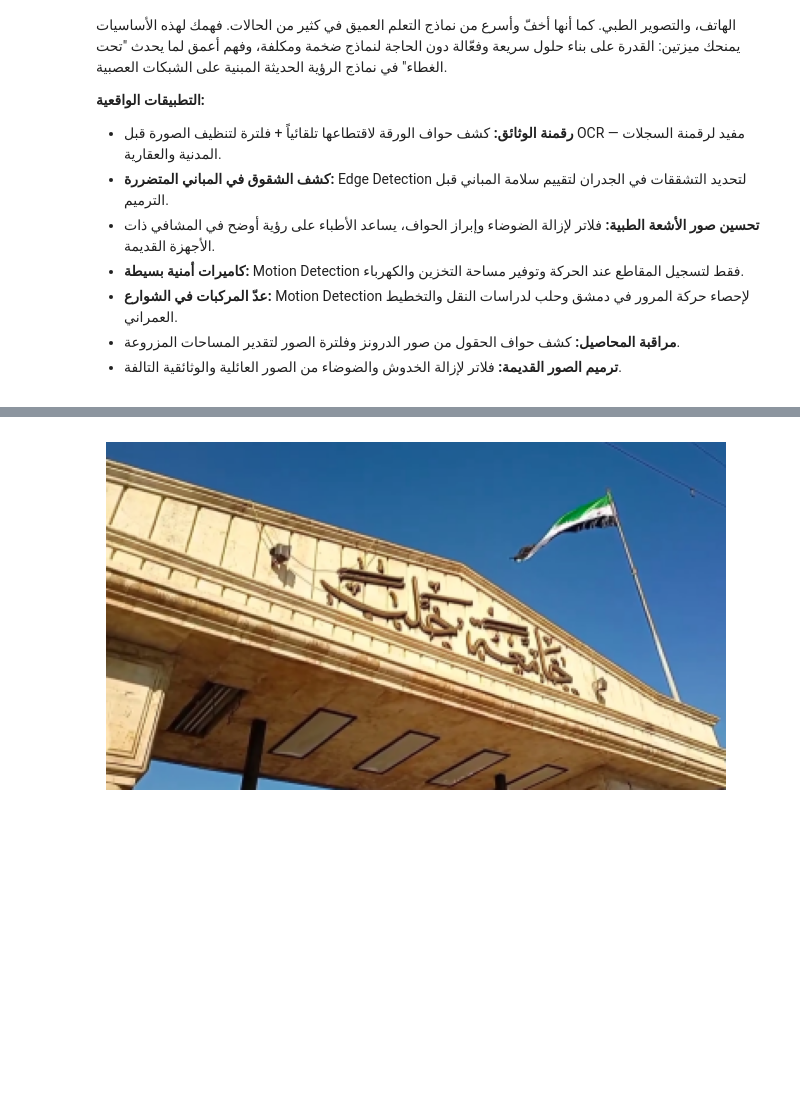
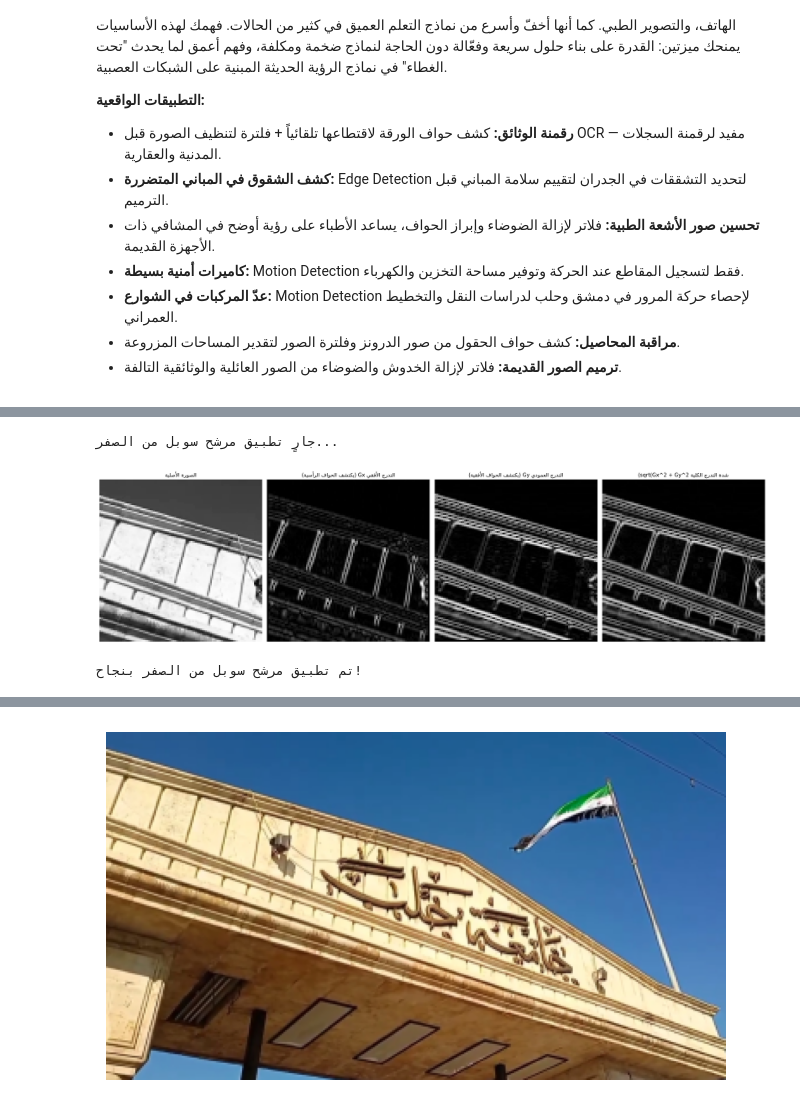
Before and after one commit to syriascitech/Medad-CV-Bootcamp, a Jupyter notebook: Week3/Week_3_Traditional_CV_EdgeDetection_Motion_Filtering.ipynb, the cells around one changed output, grey strips where cells are left out. Saved outputs shown, nothing was run; the diff lists cells and outputs as text; code cells hidden in the pictures; blank space fills up the shorter version.

```diff
--- a/Week3/Week_3_Traditional_CV_EdgeDetection_Motion_Filtering.ipynb
+++ b/Week3/Week_3_Traditional_CV_EdgeDetection_Motion_Filtering.ipynb
@@ -185,0 +522,32 @@ $$
+# %%
+# --- تطبيق الفلتر على منطقة صغيرة 100×100 ---
+print("جارٍ تطبيق مرشح سوبل من الصفر...")
+small_img = img_gray[:100, :100]
+grad_x_scratch, grad_y_scratch, magnitude_scratch = apply_sobel_from_scratch(small_img)
+
+# --- عرض النتائج ---
+fig, axes = plt.subplots(1, 4, figsize=(20, 8))
+
+axes[0].imshow(small_img, cmap='gray')
+axes[0].set_title(fix_arabic_text_for_plot('الصورة الأصلية'), fontsize=11)
+axes[0].axis('off')
+
+axes[1].imshow(np.abs(grad_x_scratch), cmap='gray')
+axes[1].set_title(fix_arabic_text_for_plot('التدرج الأفقي Gx (يكتشف الحواف الرأسية)'), fontsize=11)
+axes[1].axis('off')
+
+axes[2].imshow(np.abs(grad_y_scratch), cmap='gray')
+axes[2].set_title(fix_arabic_text_for_plot('التدرج العمودي Gy (يكتشف الحواف الأفقية)'), fontsize=11)
+axes[2].axis('off')
+
+axes[3].imshow(magnitude_scratch, cmap='gray')
+axes[3].set_title(fix_arabic_text_for_plot('شدة التدرج الكلية sqrt(Gx^2 + Gy^2)'), fontsize=11)
+axes[3].axis('off')
+
+plt.tight_layout()
+plt.show()
+print("تم تطبيق مرشح سوبل من الصفر بنجاح!")
+# %% [output]
+جارٍ تطبيق مرشح سوبل من الصفر...
+[figure, added]
+تم تطبيق مرشح سوبل من الصفر بنجاح!
```
Also changed, not shown: parts of 35 cells of this notebook.
